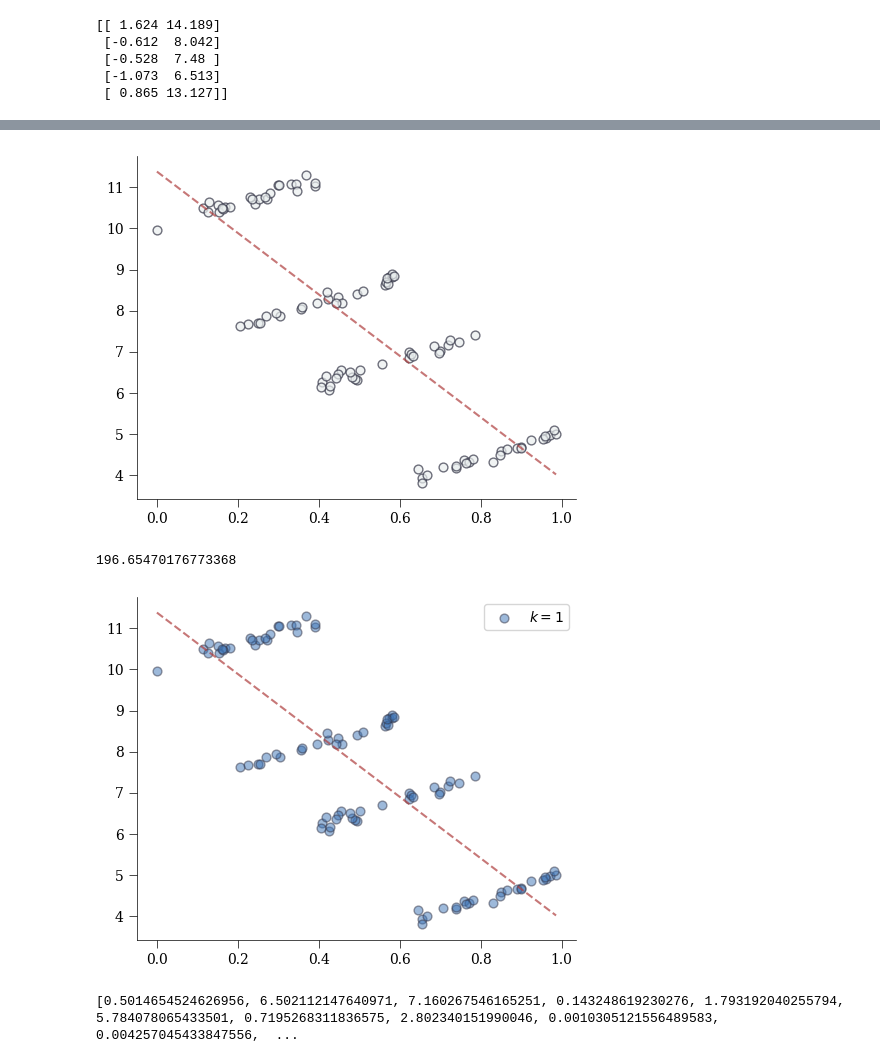
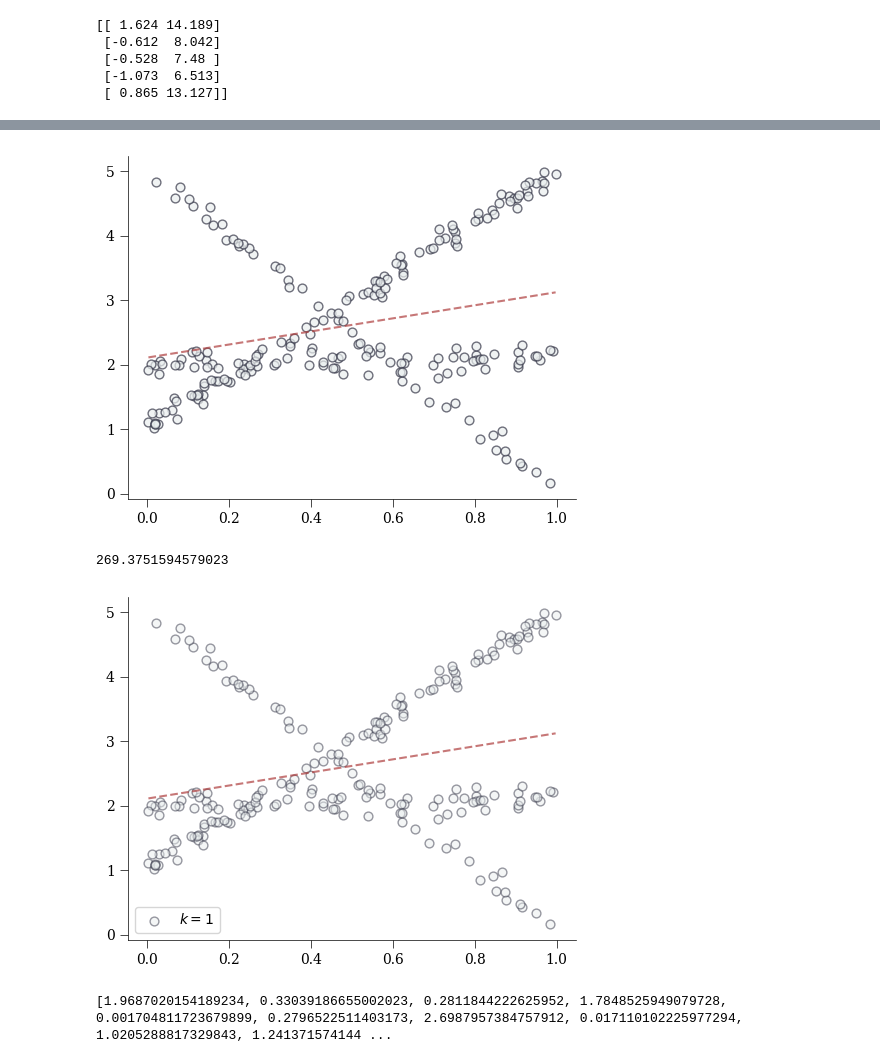
Before and after one commit to brandonsmith301/personal, a Jupyter notebook: notebooks/2025-07-17-nc-ns-clr.ipynb, the cells around one changed output, grey strips where cells are left out. Cells and saved outputs as stored; diff of their text form; code cells hidden in the pictures.

```diff
--- a/notebooks/2025-07-17-nc-ns-clr.ipynb
+++ b/notebooks/2025-07-17-nc-ns-clr.ipynb
@@ -66,3 +49,18 @@ A = np.column_stack([a, b])
+# %%
+m = 100
+
+a1 = np.random.uniform(0.0, 1.0, m)
+b1 = 4 * a1 + 1 + np.random.normal(0, 0.1, m)
+
+a2 = np.random.uniform(0.0, 1.0, int(m * 0.5))
+b2 = -5 * a2 + 5 + np.random.normal(0, 0.1, int(m * 0.5))
+
+a3 = np.random.uniform(0.0, 1.0, int(m * 0.7))
+b3 = 0.1 * a3 + 2 + np.random.normal(0, 0.1, int(m * 0.7))
+
+a = np.concatenate([a1, a2, a3])
+b = np.concatenate([b1, b2, b3])
+A = np.column_stack([a, b])
 # %%
 fig, ax = plt.subplots(figsize=(5, 4))
 plt.scatter(
@@ -127,7 +125,7 @@ plt.savefig(
 )
 plt.show()
 # %% [output]
-[figure, old version]
+[figure, new version]
 # %%
 def h(x, y, a, b, p=2):
     return np.abs(np.inner(x, a) + y - b) ** p
@@ -138,7 +136,7 @@ def obj(x, y, a, b, p=2):
 past = {1: lingress(A[:, 0], A[:, 1])}
 print(obj(past[1][0], past[1][1], A[:, 0], A[:, 1], p=2))
 # %% [output]
-196.65470176773368
+269.3751594579023
 # %%
 fig, ax = plt.subplots(figsize=(5, 4))
 
@@ -148,36 +146,36 @@ x, y = lingress(A[:, 0], A[:, 1], intercept=True)
 plt.scatter(
     A[:, 0],
     A[:, 1],
-    color=regression_c[0],
+    color=colours[-1],
     edgecolors=colours[0],
     linewidths=1,
     alpha=0.5,
     s=40,
     label="$k=1$",
 )
 
 plt.plot(
     x_range,
     x * x_range + y,
     color="#AF3E3E",
     alpha=0.7,
     linestyle="--",
 )
 
 ax.tick_params(axis="both", labelfontfamily="Serif", labelsize=10, width=0.5, length=6)
 
 for s in ["top", "left", "right", "bottom"]:
     ax.spines[s].set_linewidth(0.5)
 
 plt.legend()
 plt.tight_layout()
 plt.savefig(
     f"{save_dir}/{file_name}-3.svg", dpi=75, bbox_inches="tight", edgecolor="none"
 )
 
 plt.show()
 # %% [output]
-[figure, old version]
+[figure, new version]
 # %%
 def auxiliary_function(u, v, A, errors):
     costs = 0.0
@@ -195,7 +193,7 @@ for i in range(len(A)):
 
 print(errors)
 # %% [output]
-[0.5014654524626956, 6.502112147640971, 7.160267546165251, 0.143248619230276, 1.793192040255794, 5.784078065433501, 0.7195268311836575, 2.802340151990046, 0.0010305121556489583, 0.004257045433847556,  ...
+[1.9687020154189234, 0.33039186655002023, 0.2811844222625952, 1.7848525949079728, 0.001704811723679899, 0.2796522511403173, 2.6987957384757912, 0.017110102225977294, 1.0205288817329843, 1.241371574144 ...
 # %%
 fig, ax = plt.subplots(figsize=(5, 4))
 
```
Also changed, not shown: parts of 28 cells of this notebook, 14 other files.
